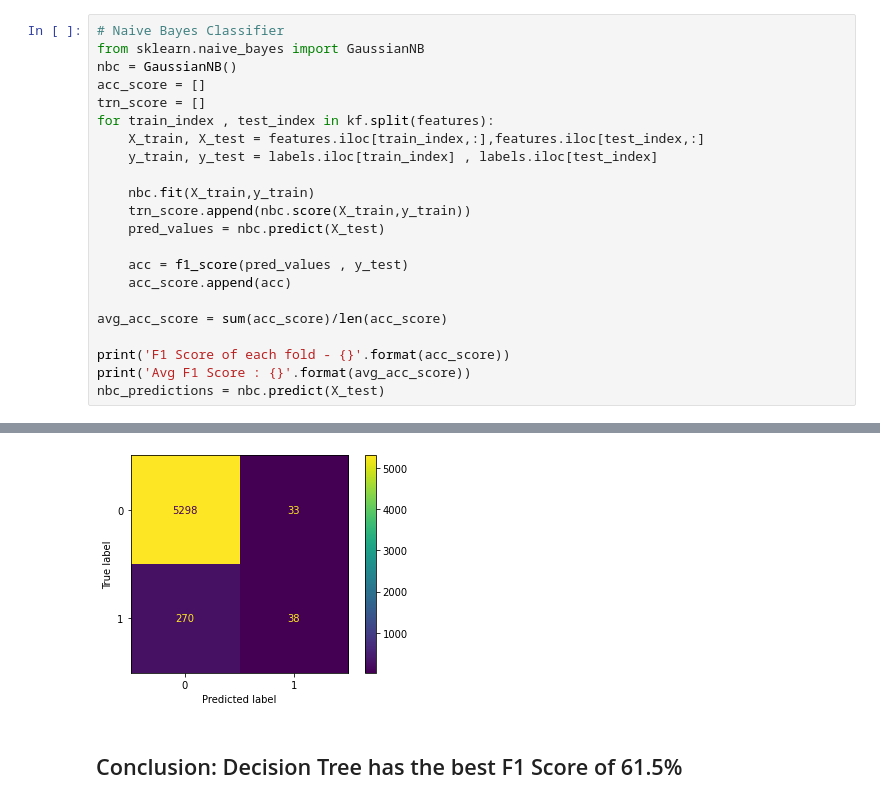
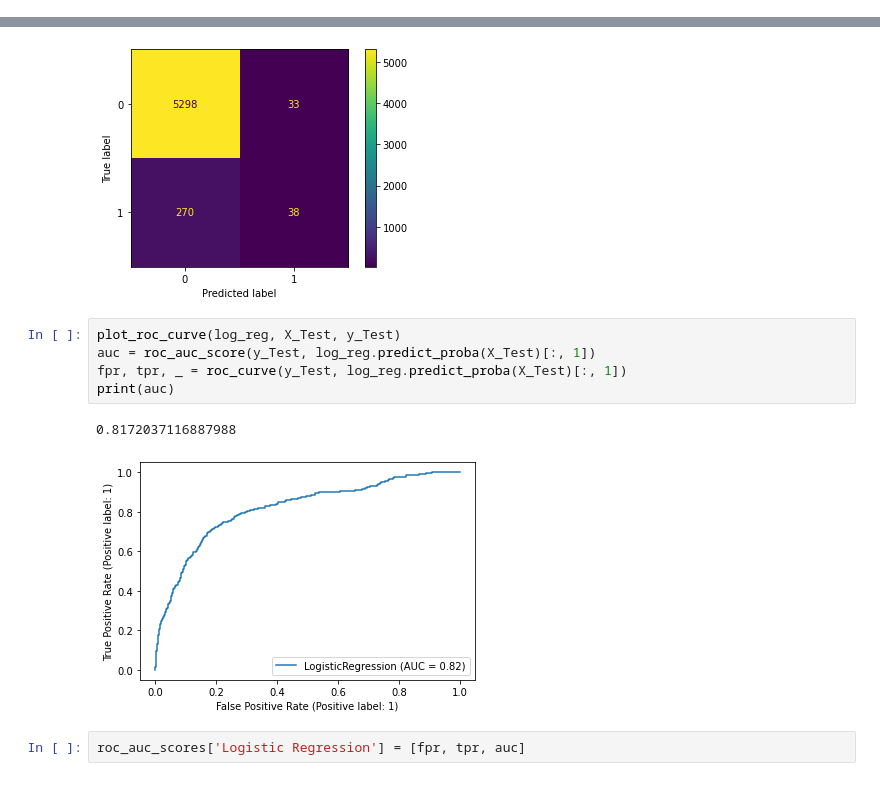
Before and after one commit to allysaha/Bank-Marketing-Data-Classification, a Jupyter notebook: Classification_Bank_Marketing_Conversion_Prediction.ipynb, the cells around one changed output, grey strips where cells are left out. Drawn from its saved outputs; the diff is of its cells as text.

```diff
--- a/Classification_Bank_Marketing_Conversion_Prediction.ipynb
+++ b/Classification_Bank_Marketing_Conversion_Prediction.ipynb
@@ -1262,22 +1269,0 @@ plot_confusion_matrix(dec_tree, X_Test, y_Test)
-# %%
-# Naive Bayes Classifier
-from sklearn.naive_bayes import GaussianNB
-nbc = GaussianNB()
-acc_score = []
-trn_score = []
-for train_index , test_index in kf.split(features):
-    X_train, X_test = features.iloc[train_index,:],features.iloc[test_index,:]
-    y_train, y_test = labels.iloc[train_index] , labels.iloc[test_index]
-
-    nbc.fit(X_train,y_train)
-    trn_score.append(nbc.score(X_train,y_train))
-    pred_values = nbc.predict(X_test)
-
-    acc = f1_score(pred_values , y_test)
-    acc_score.append(acc)
-
-avg_acc_score = sum(acc_score)/len(acc_score)
-
-print('F1 Score of each fold - {}'.format(acc_score))
-print('Avg F1 Score : {}'.format(avg_acc_score))
-nbc_predictions = nbc.predict(X_test)
@@ -1366,5 +1330,13 @@ plot_confusion_matrix(log_reg, X_Test, y_Test.reshape(-1,1))
 # %% [output]
 <sklearn.metrics._plot.confusion_matrix.ConfusionMatrixDisplay at 0x...>
 [figure]
-# %% [markdown]
-## Conclusion: Decision Tree has the best F1 Score of 61.5%
+# %%
+plot_roc_curve(log_reg, X_Test, y_Test)
+auc = roc_auc_score(y_Test, log_reg.predict_proba(X_Test)[:, 1])
+fpr, tpr, _ = roc_curve(y_Test, log_reg.predict_proba(X_Test)[:, 1])
+print(auc)
+# %% [output]
+0.8172037116887988
+[figure, added]
+# %%
+roc_auc_scores['Logistic Regression'] = [fpr, tpr, auc]
```
Also changed, not shown: parts of 35 cells of this notebook.
